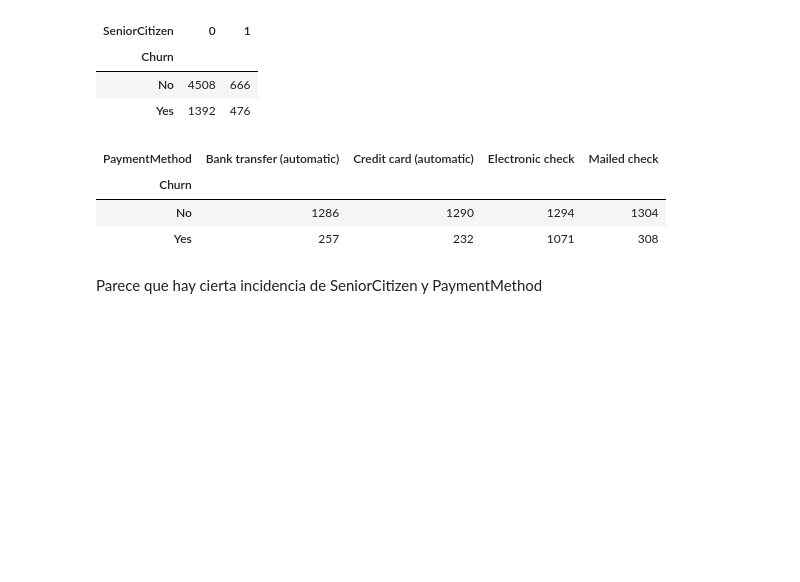
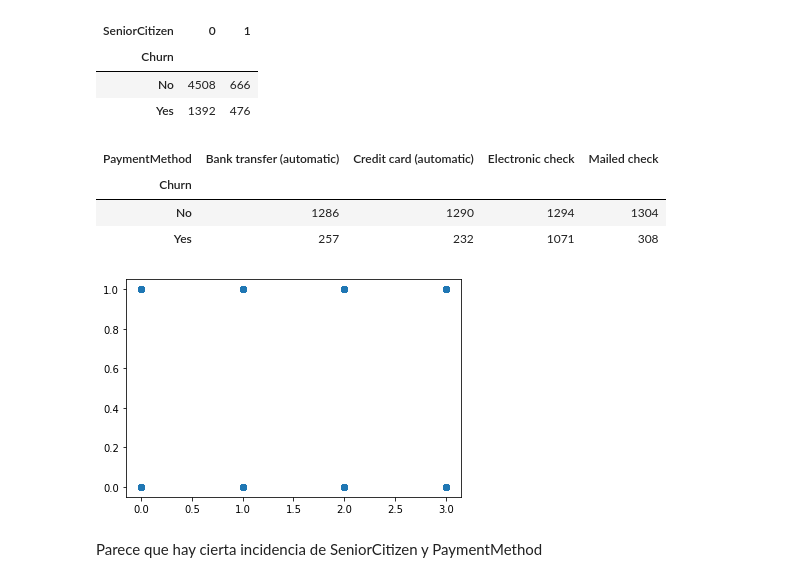
Before and after one commit to Arsat-1/Infolytics, a Jupyter notebook: Infolytics.ipynb, the cells around one changed output. Drawn from its saved outputs; the diff is of its cells as text; code cells hidden in the pictures; blank space fills up the shorter version.

```diff
--- a/Infolytics.ipynb
+++ b/Infolytics.ipynb
@@ -328,6 +372,13 @@ cross
 | Churn |  |  |  |  |
 | No | 1286 | 1290 | 1294 | 1304 |
 | Yes | 257 | 232 | 1071 | 308 |
+# %%
+x = customer_churn_transformado['PaymentMethod']
+y = customer_churn_transformado['Churn']
+plt.scatter(x, y)
+plt.show()
+# %% [output]
+[figure, added]
 # %% [markdown]
 Parece que hay cierta incidencia de SeniorCitizen y PaymentMethod
 # %%
```
Also changed, not shown: parts of 10 cells of this notebook.
